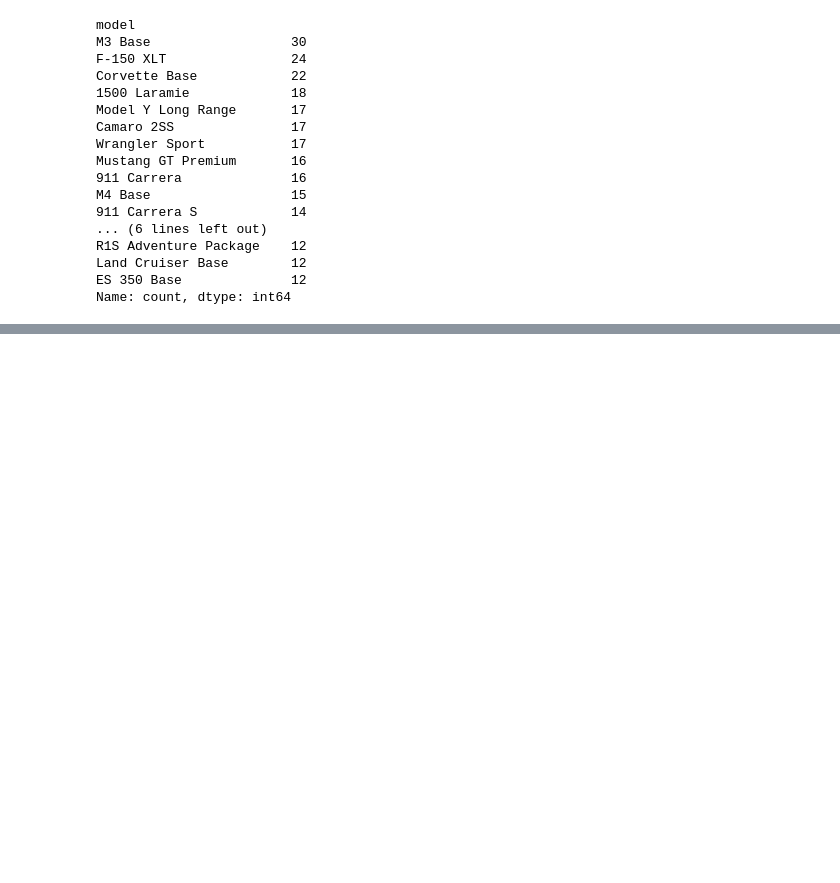
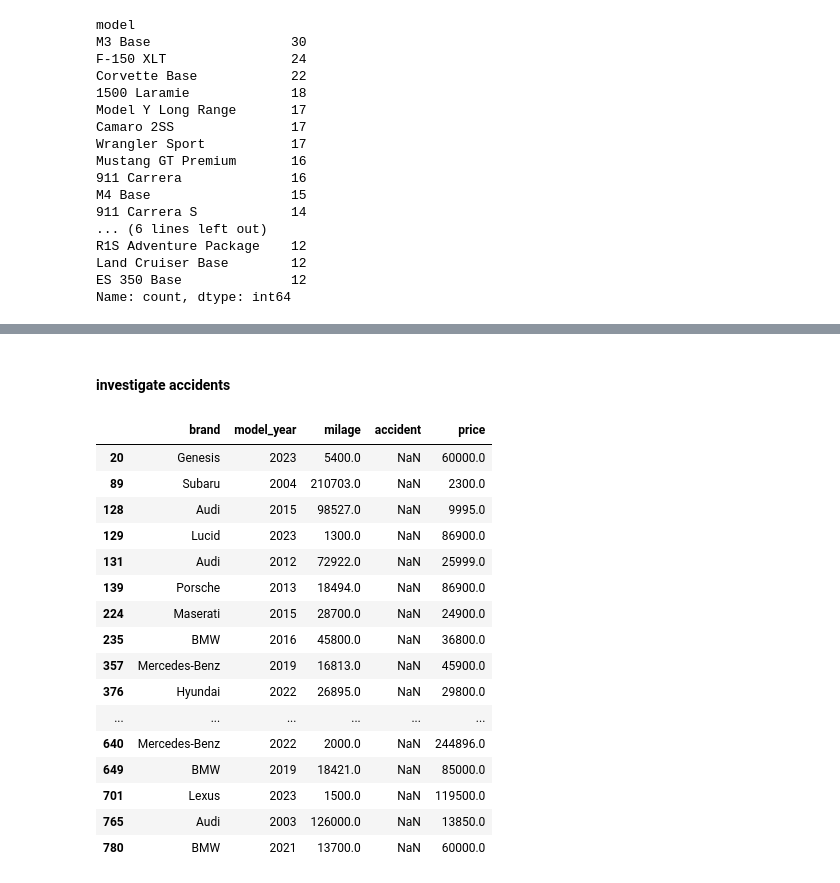
Before and after one commit to burureemmilio/machine_learning_capstone, a Jupyter notebook: used_car_price_prediction.ipynb, the cells around one changed output, grey strips where cells are left out. Saved outputs shown, nothing was run; the diff lists cells and outputs as text; code cells hidden in the pictures; blank space fills up the shorter version.

```diff
--- a/used_car_price_prediction.ipynb
+++ b/used_car_price_prediction.ipynb
@@ -197,0 +369,2 @@ Name: count, dtype: int64
+# %%
+df_clean["fuel_type"] = df_clean["fuel_type"].fillna("Electric")
@@ -197,0 +404,22 @@ Name: count, dtype: int64
+# %% [markdown]
+#### investigate accidents
+# %%
+df_clean[df_clean["accident"].isna()][["brand", "model_year", "milage", "accident", "price"]].head(20)
+# %% [output]
+|  | brand | model_year | milage | accident | price |
+| 20 | Genesis | 2023 | 5400.0 | NaN | 60000.0 |
+| 89 | Subaru | 2004 | 210703.0 | NaN | 2300.0 |
+| 128 | Audi | 2015 | 98527.0 | NaN | 9995.0 |
+| 129 | Lucid | 2023 | 1300.0 | NaN | 86900.0 |
+| 131 | Audi | 2012 | 72922.0 | NaN | 25999.0 |
+| 139 | Porsche | 2013 | 18494.0 | NaN | 86900.0 |
+| 224 | Maserati | 2015 | 28700.0 | NaN | 24900.0 |
+| 235 | BMW | 2016 | 45800.0 | NaN | 36800.0 |
+| 357 | Mercedes-Benz | 2019 | 16813.0 | NaN | 45900.0 |
+| 376 | Hyundai | 2022 | 26895.0 | NaN | 29800.0 |
+| ... | ... | ... | ... | ... | ... |
+| 640 | Mercedes-Benz | 2022 | 2000.0 | NaN | 244896.0 |
+| 649 | BMW | 2019 | 18421.0 | NaN | 85000.0 |
+| 701 | Lexus | 2023 | 1500.0 | NaN | 119500.0 |
+| 765 | Audi | 2003 | 126000.0 | NaN | 13850.0 |
+| 780 | BMW | 2021 | 13700.0 | NaN | 60000.0 |
```
Also changed, not shown: parts of 76 cells of this notebook.
